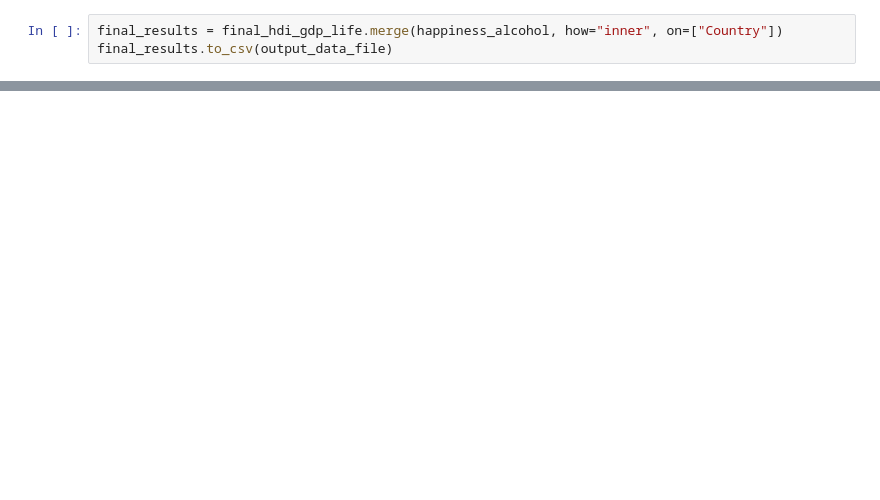
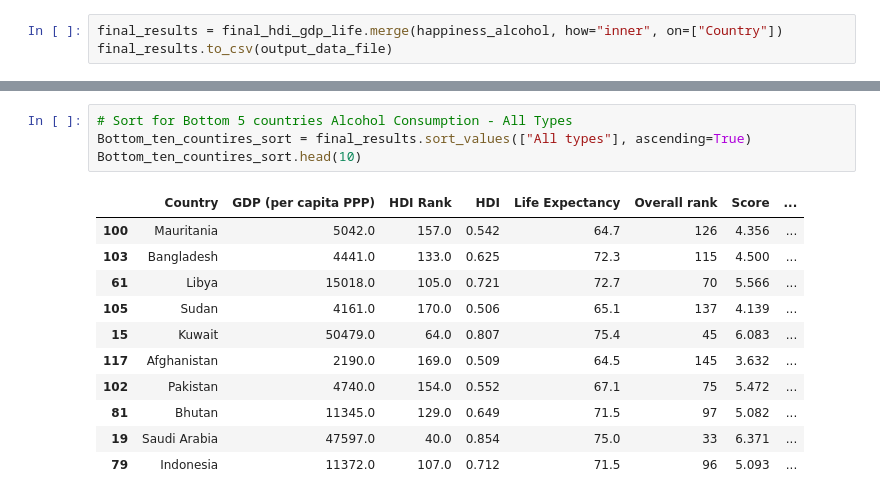
Before and after one commit to Steff-C/Project-1-Happiness-, a Jupyter notebook: Happiness.ipynb, the cells around one changed output, grey strips where cells are left out. Drawn from its saved outputs; the diff is of its cells as text; blank space fills up the shorter version.

```diff
--- a/Happiness.ipynb
+++ b/Happiness.ipynb
@@ -228,0 +579,16 @@ plt.show()
+# %%
+# Sort for Bottom 5 countries Alcohol Consumption - All Types
+Bottom_ten_countires_sort = final_results.sort_values(["All types"], ascending=True)
+Bottom_ten_countires_sort.head(10)
+# %% [output]
+|  | Country | GDP (per capita PPP) | HDI Rank | HDI | Life Expectancy | Overall rank | Score | ... |
+| 100 | Mauritania | 5042.0 | 157.0 | 0.542 | 64.7 | 126 | 4.356 | ... |
+| 103 | Bangladesh | 4441.0 | 133.0 | 0.625 | 72.3 | 115 | 4.500 | ... |
+| 61 | Libya | 15018.0 | 105.0 | 0.721 | 72.7 | 70 | 5.566 | ... |
+| 105 | Sudan | 4161.0 | 170.0 | 0.506 | 65.1 | 137 | 4.139 | ... |
+| 15 | Kuwait | 50479.0 | 64.0 | 0.807 | 75.4 | 45 | 6.083 | ... |
+| 117 | Afghanistan | 2190.0 | 169.0 | 0.509 | 64.5 | 145 | 3.632 | ... |
+| 102 | Pakistan | 4740.0 | 154.0 | 0.552 | 67.1 | 75 | 5.472 | ... |
+| 81 | Bhutan | 11345.0 | 129.0 | 0.649 | 71.5 | 97 | 5.082 | ... |
+| 19 | Saudi Arabia | 47597.0 | 40.0 | 0.854 | 75.0 | 33 | 6.371 | ... |
+| 79 | Indonesia | 11372.0 | 107.0 | 0.712 | 71.5 | 96 | 5.093 | ... |
```
Also changed, not shown: parts of 30 cells of this notebook.
